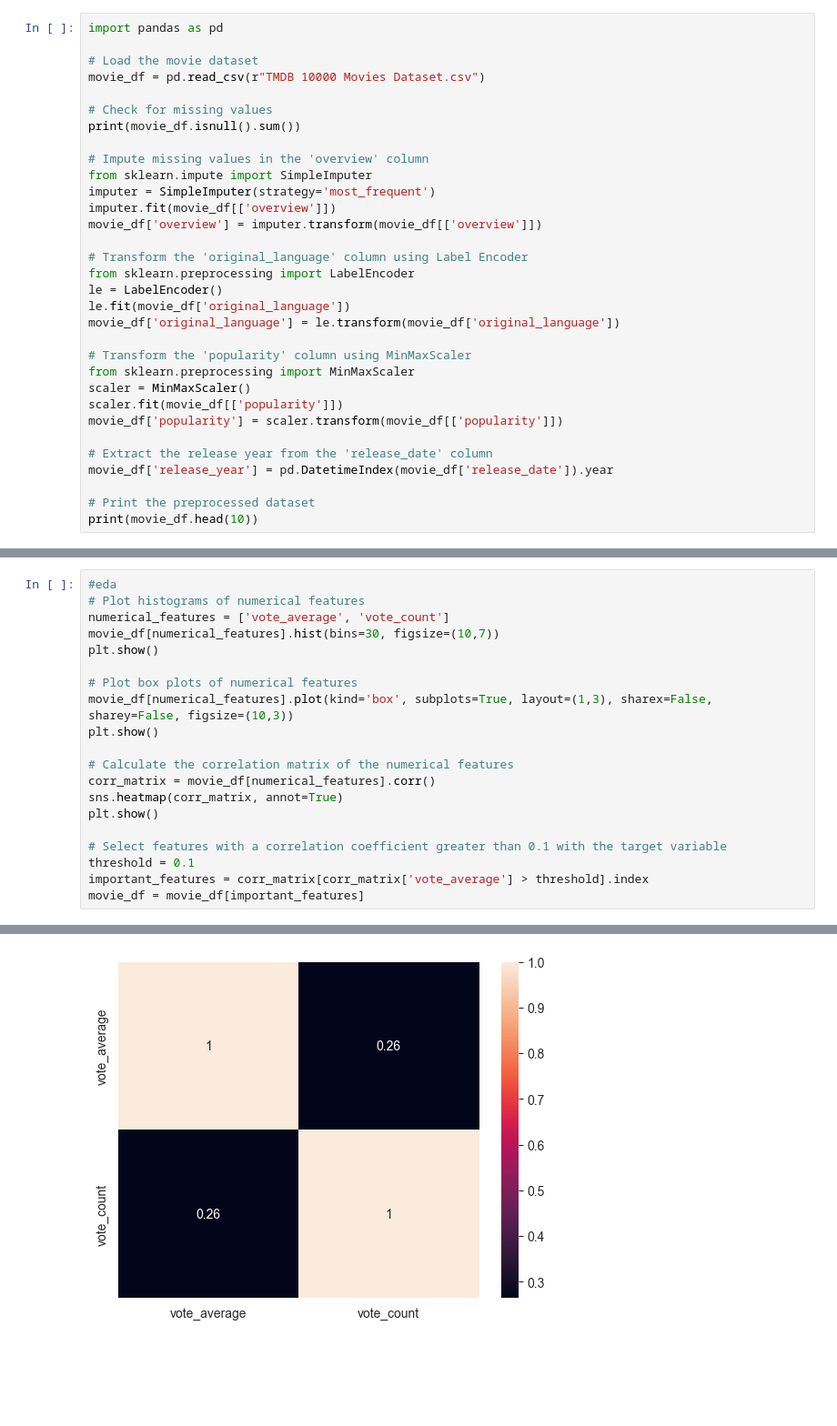
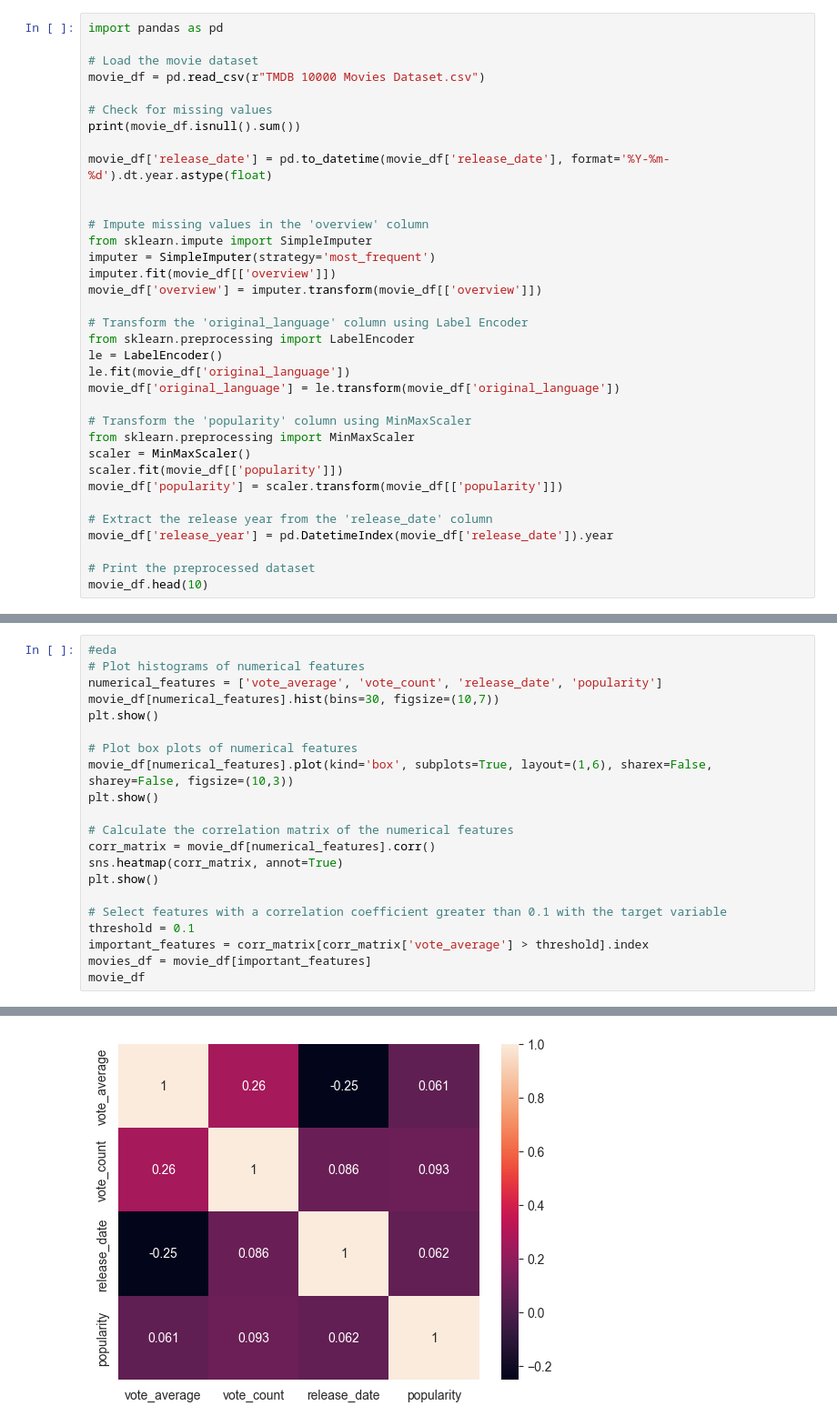
Before and after one commit to dagbolade/Movie-recommendation-system, a Jupyter notebook: new.ipynb, the cells around one changed output, grey strips where cells are left out. Shown at 91% size. Drawn from its saved outputs; the diff is of its cells as text; blank space fills up the shorter version.

```diff
--- a/new.ipynb
+++ b/new.ipynb
@@ -6,6 +6,9 @@ movie_df = pd.read_csv(r"TMDB 10000 Movies Dataset.csv")
 
 # Check for missing values
 print(movie_df.isnull().sum())
+
+movie_df['release_date'] = pd.to_datetime(movie_df['release_date'], format='%Y-%m-%d').dt.year.astype(float)
+
 
 # Impute missing values in the 'overview' column
 from sklearn.impute import SimpleImputer
@@ -29,7 +32,7 @@ movie_df['popularity'] = scaler.transform(movie_df[['popularity']])
 movie_df['release_year'] = pd.DatetimeIndex(movie_df['release_date']).year
 
 # Print the preprocessed dataset
-print(movie_df.head(10))
+movie_df.head(10)
 # %% [output]
 id                   0
 original_language    0
@@ -51,12 +58,12 @@ dtype: int64
 # %%
 #eda
 # Plot histograms of numerical features
-numerical_features = ['vote_average', 'vote_count']
+numerical_features = ['vote_average', 'vote_count', 'release_date', 'popularity']
 movie_df[numerical_features].hist(bins=30, figsize=(10,7))
 plt.show()
 
 # Plot box plots of numerical features
-movie_df[numerical_features].plot(kind='box', subplots=True, layout=(1,3), sharex=False, sharey=False, figsize=(10,3))
+movie_df[numerical_features].plot(kind='box', subplots=True, layout=(1,6), sharex=False, sharey=False, figsize=(10,3))
 plt.show()
 
 # Calculate the correlation matrix of the numerical features
@@ -67,5 +74,6 @@ plt.show()
 # Select features with a correlation coefficient greater than 0.1 with the target variable
 threshold = 0.1
 important_features = corr_matrix[corr_matrix['vote_average'] > threshold].index
-movie_df = movie_df[important_features]
+movies_df = movie_df[important_features]
+movie_df
 # %% [output]
@@ -74 +82 @@ movie_df = movie_df[important_features]
-[figure, old version]
+[figure, new version]
```
Also changed, not shown: parts of 9 cells of this notebook.
